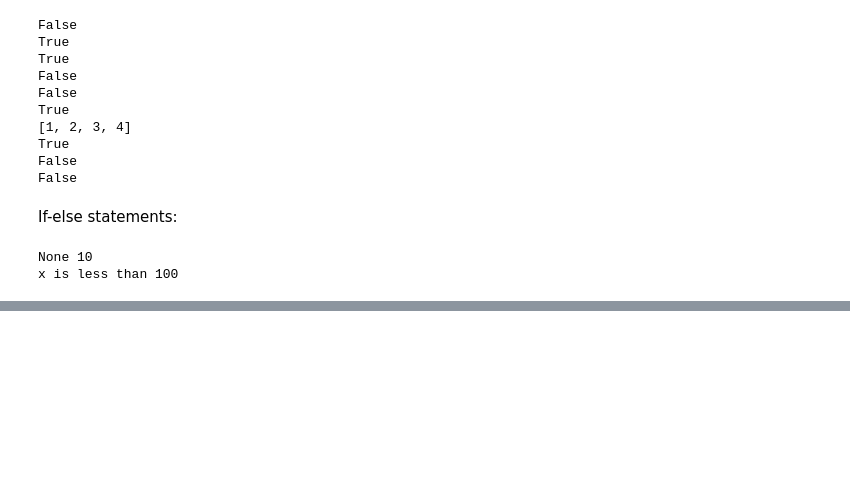
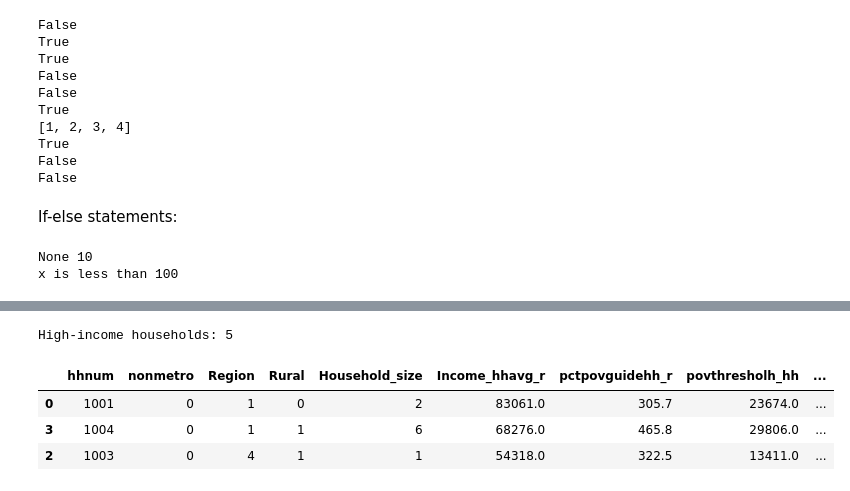
Before and after one commit to walteracp/walteracp.github.io, a Jupyter notebook: notebooks/Py_Notes_for_AGECON.ipynb, the cells around one changed output, grey strips where cells are left out. Drawn from its saved outputs; the diff is of its cells as text; code cells hidden in the pictures; blank space fills up the shorter version.

```diff
--- a/notebooks/Py_Notes_for_AGECON.ipynb
+++ b/notebooks/Py_Notes_for_AGECON.ipynb
@@ -1031,0 +1438,13 @@ with open("regression_table.html", "w") as f:
+# %%
+# Filter: households with income above $60,000
+high_income = household[household["Income_hhavg_r"] > 60000]
+print("High-income households:", len(high_income))
+
+# Sort: largest rent or mortgage expense first
+household.sort_values("exprentmrtg_r", ascending=False).head(3)
+# %% [output]
+High-income households: 5
+|  | hhnum | nonmetro | Region | Rural | Household_size | Income_hhavg_r | pctpovguidehh_r | povthresholh_hh | ... |
+| 0 | 1001 | 0 | 1 | 0 | 2 | 83061.0 | 305.7 | 23674.0 | ... |
+| 3 | 1004 | 0 | 1 | 1 | 6 | 68276.0 | 465.8 | 29806.0 | ... |
+| 2 | 1003 | 0 | 4 | 1 | 1 | 54318.0 | 322.5 | 13411.0 | ... |
```
Also changed, not shown: parts of 205 cells of this notebook, 4 other files.
